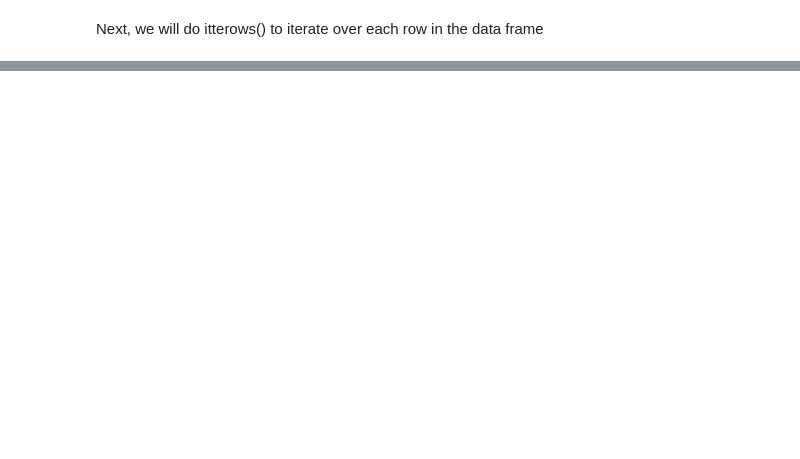
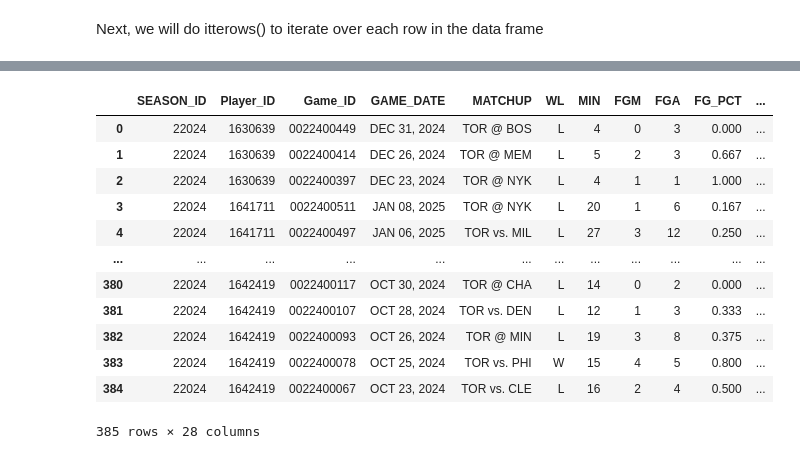
Before and after one commit to nathancmaniego/toronto_raptors_player_consistency, a Jupyter notebook: main.ipynb, the cells around one changed output, grey strips where cells are left out. Saved outputs shown, nothing was run; the diff lists cells and outputs as text; code cells hidden in the pictures; blank space fills up the shorter version.

Commit message:
created toronto raptors dataframe

```diff
--- a/main.ipynb
+++ b/main.ipynb
@@ -135,0 +138,5 @@ Next, we will do itterows() to iterate over each row in the data frame
+# %%
+gamelog = playergamelog.PlayerGameLog(player_id=2544) #testing on lebron
+data = gamelog.get_data_frames()[0]
+print(len(gamelog.get_data_frames()))
+data
@@ -135,0 +163,29 @@ Next, we will do itterows() to iterate over each row in the data frame
+# %%
+player_data = []
+for index, row in roster_df.iterrows():
+    player_id = row["PLAYER_ID"]
+    player_name = row["PLAYER"]
+    try:
+        gamelog = playergamelog.PlayerGameLog(player_id=player_id)
+        data = gamelog.get_data_frames()[0]
+        data['PLAYER'] = player_name
+        player_data.append(data)
+    except Exception as e:
+        print(f"Error fetching data for {player_name}: {e}")
+toronto_raptors_data = pd.concat(player_data, ignore_index=True)
+new_order = ['']
+toronto_raptors_data
+# %% [output]
+|  | SEASON_ID | Player_ID | Game_ID | GAME_DATE | MATCHUP | WL | MIN | FGM | FGA | FG_PCT | ... |
+| 0 | 22024 | 1630639 | 0022400449 | DEC 31, 2024 | TOR @ BOS | L | 4 | 0 | 3 | 0.000 | ... |
+| 1 | 22024 | 1630639 | 0022400414 | DEC 26, 2024 | TOR @ MEM | L | 5 | 2 | 3 | 0.667 | ... |
+| 2 | 22024 | 1630639 | 0022400397 | DEC 23, 2024 | TOR @ NYK | L | 4 | 1 | 1 | 1.000 | ... |
+| 3 | 22024 | 1641711 | 0022400511 | JAN 08, 2025 | TOR @ NYK | L | 20 | 1 | 6 | 0.167 | ... |
+| 4 | 22024 | 1641711 | 0022400497 | JAN 06, 2025 | TOR vs. MIL | L | 27 | 3 | 12 | 0.250 | ... |
+| ... | ... | ... | ... | ... | ... | ... | ... | ... | ... | ... | ... |
+| 380 | 22024 | 1642419 | 0022400117 | OCT 30, 2024 | TOR @ CHA | L | 14 | 0 | 2 | 0.000 | ... |
+| 381 | 22024 | 1642419 | 0022400107 | OCT 28, 2024 | TOR vs. DEN | L | 12 | 1 | 3 | 0.333 | ... |
+| 382 | 22024 | 1642419 | 0022400093 | OCT 26, 2024 | TOR @ MIN | L | 19 | 3 | 8 | 0.375 | ... |
+| 383 | 22024 | 1642419 | 0022400078 | OCT 25, 2024 | TOR vs. PHI | W | 15 | 4 | 5 | 0.800 | ... |
+| 384 | 22024 | 1642419 | 0022400067 | OCT 23, 2024 | TOR vs. CLE | L | 16 | 2 | 4 | 0.500 | ... |
+385 rows × 28 columns
```
Also changed, not shown: parts of 8 cells of this notebook.
